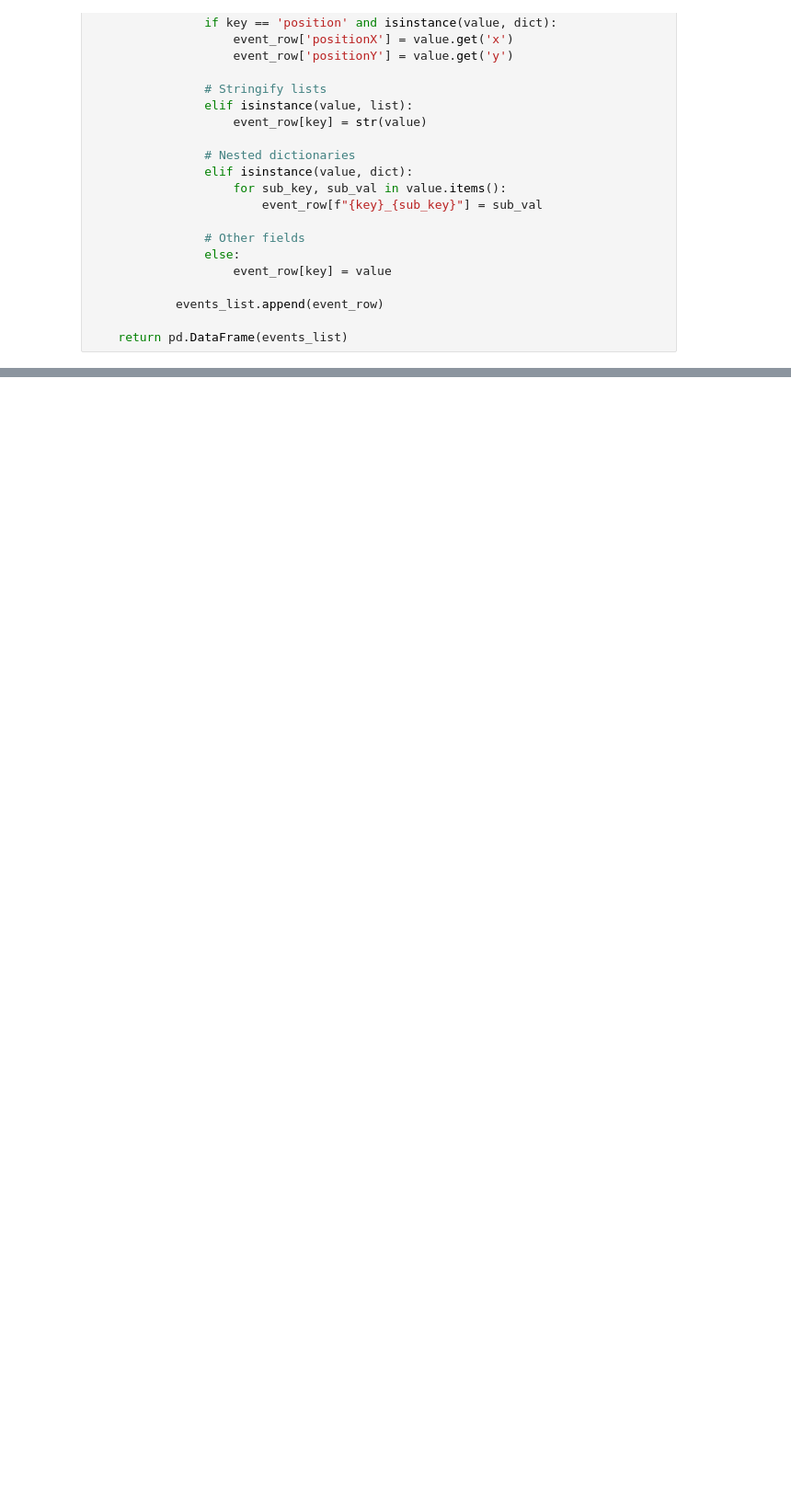
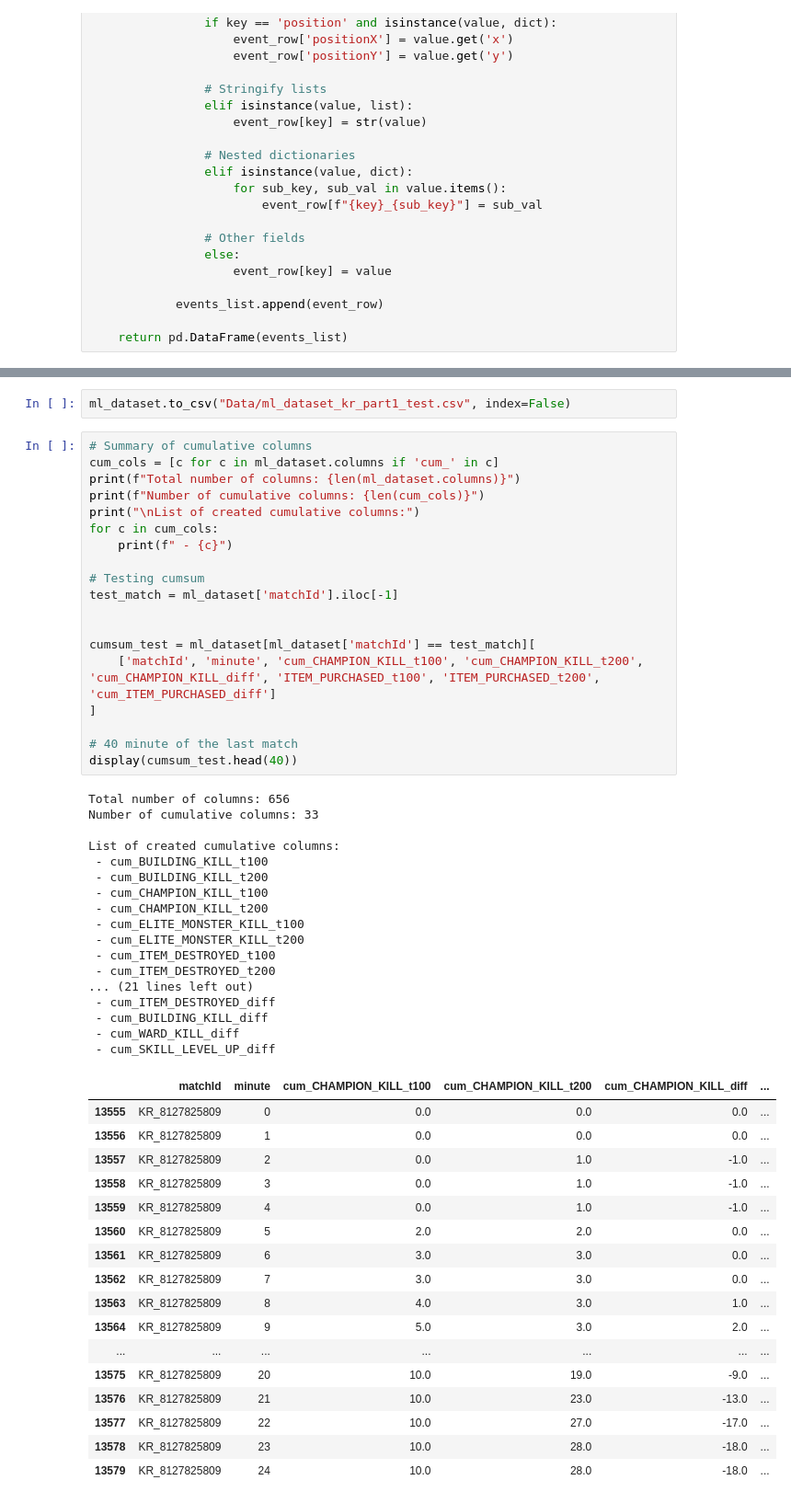
Before and after one commit to BalazsBognar/League-of-Legends-Esport-Analytics-2026, a Jupyter notebook: riot.ipynb, the cells around one changed output, grey strips where cells are left out. Shown at 92% size. Drawn from its saved outputs; the diff is of its cells as text; blank space fills up the shorter version.

Commit message:
Prototype ML dataset

```diff
--- a/riot.ipynb
+++ b/riot.ipynb
@@ -755,0 +921,56 @@ Legszélesebb sor: 42 oszlop.
+# %%
+ml_dataset.to_csv("Data/ml_dataset_kr_part1_test.csv", index=False)
+# %%
+# Summary of cumulative columns
+cum_cols = [c for c in ml_dataset.columns if 'cum_' in c]
+print(f"Total number of columns: {len(ml_dataset.columns)}")
+print(f"Number of cumulative columns: {len(cum_cols)}")
+print("\nList of created cumulative columns:")
+for c in cum_cols:
+    print(f" - {c}")
+
+# Testing cumsum
+test_match = ml_dataset['matchId'].iloc[-1]
+
+
+cumsum_test = ml_dataset[ml_dataset['matchId'] == test_match][
+    ['matchId', 'minute', 'cum_CHAMPION_KILL_t100', 'cum_CHAMPION_KILL_t200', 'cum_CHAMPION_KILL_diff', 'ITEM_PURCHASED_t100', 'ITEM_PURCHASED_t200', 'cum_ITEM_PURCHASED_diff']
+]
+
+# 40 minute of the last match
+display(cumsum_test.head(40))
+# %% [output]
+Total number of columns: 656
+Number of cumulative columns: 33
+
+List of created cumulative columns:
+ - cum_BUILDING_KILL_t100
+ - cum_BUILDING_KILL_t200
+ - cum_CHAMPION_KILL_t100
+ - cum_CHAMPION_KILL_t200
+ - cum_ELITE_MONSTER_KILL_t100
+ - cum_ELITE_MONSTER_KILL_t200
+ - cum_ITEM_DESTROYED_t100
+ - cum_ITEM_DESTROYED_t200
+... (21 lines left out)
+ - cum_ITEM_DESTROYED_diff
+ - cum_BUILDING_KILL_diff
+ - cum_WARD_KILL_diff
+ - cum_SKILL_LEVEL_UP_diff
+|  | matchId | minute | cum_CHAMPION_KILL_t100 | cum_CHAMPION_KILL_t200 | cum_CHAMPION_KILL_diff | ... |
+| 13555 | KR_8127825809 | 0 | 0.0 | 0.0 | 0.0 | ... |
+| 13556 | KR_8127825809 | 1 | 0.0 | 0.0 | 0.0 | ... |
+| 13557 | KR_8127825809 | 2 | 0.0 | 1.0 | -1.0 | ... |
+| 13558 | KR_8127825809 | 3 | 0.0 | 1.0 | -1.0 | ... |
+| 13559 | KR_8127825809 | 4 | 0.0 | 1.0 | -1.0 | ... |
+| 13560 | KR_8127825809 | 5 | 2.0 | 2.0 | 0.0 | ... |
+| 13561 | KR_8127825809 | 6 | 3.0 | 3.0 | 0.0 | ... |
+| 13562 | KR_8127825809 | 7 | 3.0 | 3.0 | 0.0 | ... |
+| 13563 | KR_8127825809 | 8 | 4.0 | 3.0 | 1.0 | ... |
+| 13564 | KR_8127825809 | 9 | 5.0 | 3.0 | 2.0 | ... |
+| ... | ... | ... | ... | ... | ... | ... |
+| 13575 | KR_8127825809 | 20 | 10.0 | 19.0 | -9.0 | ... |
+| 13576 | KR_8127825809 | 21 | 10.0 | 23.0 | -13.0 | ... |
+| 13577 | KR_8127825809 | 22 | 10.0 | 27.0 | -17.0 | ... |
+| 13578 | KR_8127825809 | 23 | 10.0 | 28.0 | -18.0 | ... |
+| 13579 | KR_8127825809 | 24 | 10.0 | 28.0 | -18.0 | ... |
```
Also changed, not shown: parts of 12 cells of this notebook.
